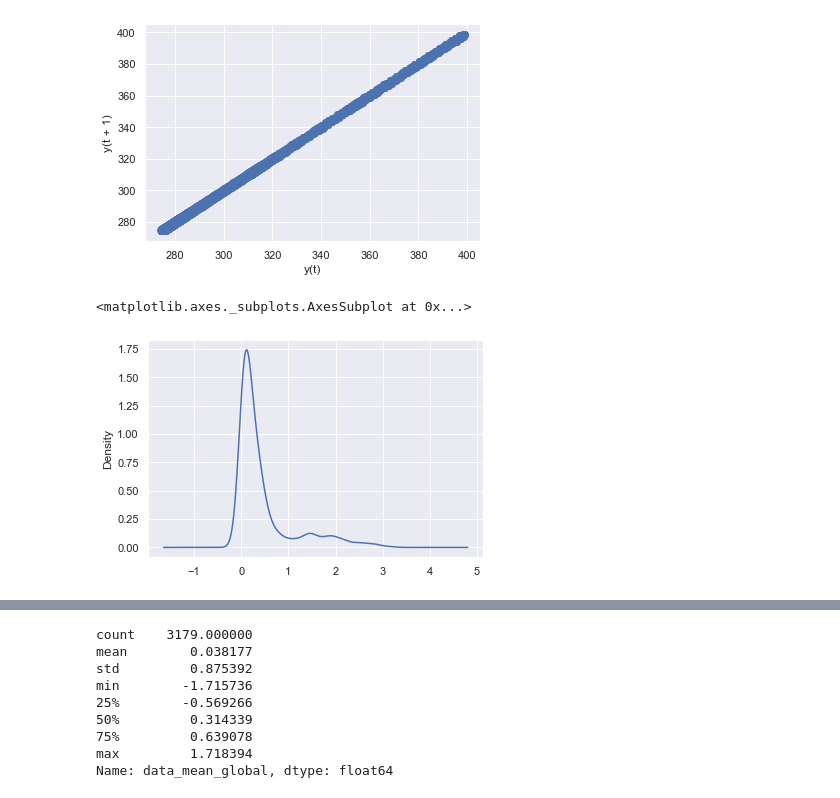
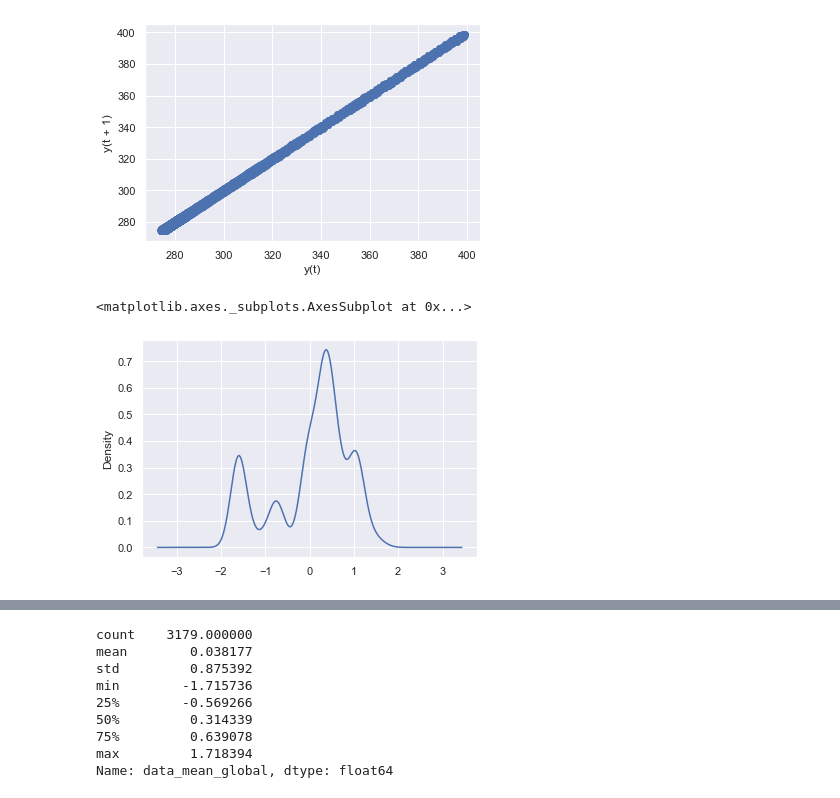
Before and after one commit to RicardoLeaoS/global-warming, a Jupyter notebook: co2_concentration_stats.ipynb, the cells around one changed output, grey strips where cells are left out. Saved outputs shown, nothing was run; the diff lists cells and outputs as text; code cells hidden in the pictures.

```diff
--- a/explorint_co2_concentration.ipynb
+++ b/co2_concentration_stats.ipynb
@@ -252,9 +252,7 @@ co2_concentration_df = co2_concentration_df['data_mean_global']
 # %%
 co2_concentration_df.to_csv('data/co2_concentration_df.csv')
 # %%
-
-
-co2_data['data_mean_global'].diff(12).plot(kind='kde')
+co2_data['data_mean_global'].diff(1).plot(kind='kde')
 # %% [output]
 <matplotlib.axes._subplots.AxesSubplot at 0x...>
-[figure, old version]
+[figure, new version]
```
Also changed, not shown: parts of 6 cells of this notebook, 13 other files.
